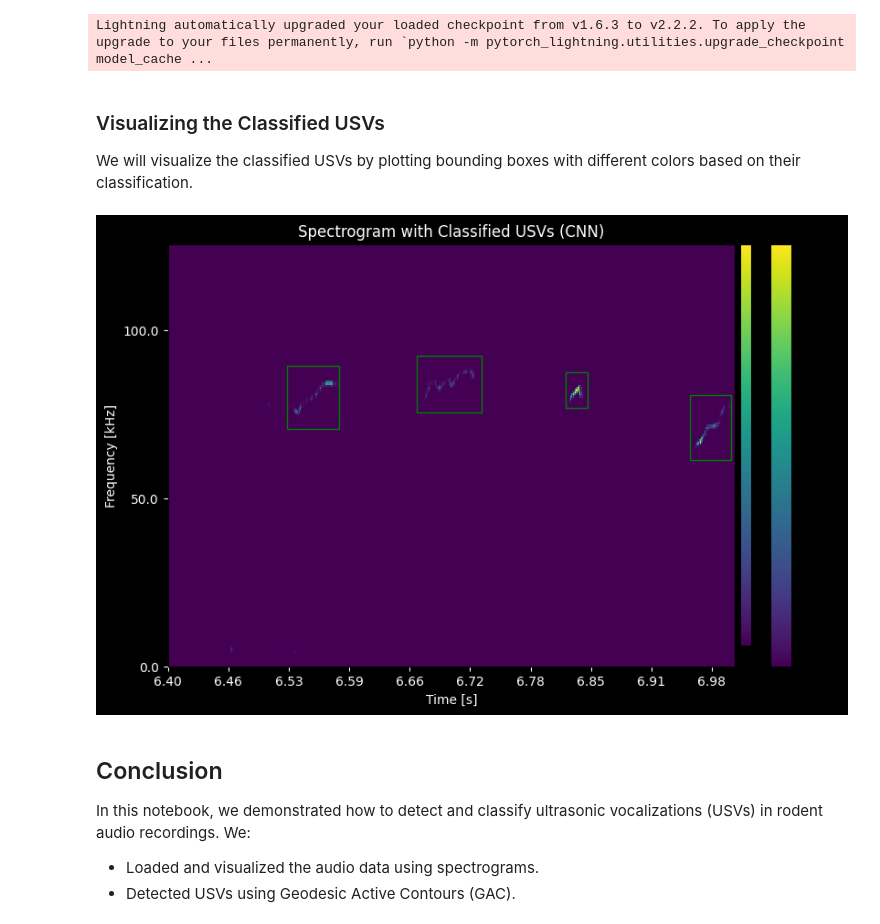
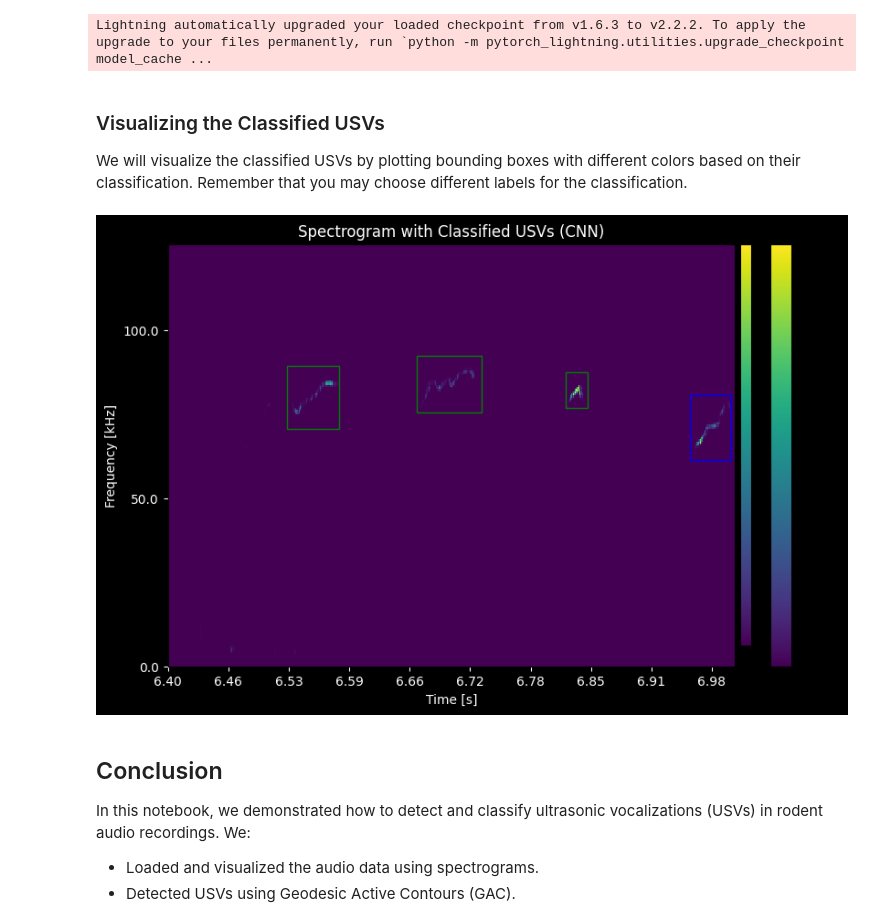
Before and after one commit to JosephTheMoUSE/MoUSE, a Jupyter notebook: notebooks/Spectrogram-CNN-Classifier.ipynb, the cells around one changed output. Drawn from its saved outputs; the diff is of its cells as text; code cells hidden in the pictures.

```diff
--- a/notebooks/Spectrogram.ipynb
+++ b/notebooks/Spectrogram-CNN-Classifier.ipynb
@@ -372,42 +372,42 @@ Lightning automatically upgraded your loaded checkpoint from v1.6.3 to v2.2.2. T
 # %% [markdown]
 ### Visualizing the Classified USVs
 
-We will visualize the classified USVs by plotting bounding boxes with different colors based on their classification.
+We will visualize the classified USVs by plotting bounding boxes with different colors based on their classification. Remember that you may choose different  labels for the classification.
 # %%
 # Plotting the classified USVs on the spectrogram
 fig, ax = plt.subplots(figsize=(10, 6))
 ax.set_facecolor('#2e004f')  # Set axes background color (dark purple)
 
 spectrogram_color_mesh = visualization.draw_spectrogram(
     spec_data,
     ax=ax,
     vmax=5
 )
 
 # Draw bounding boxes around classified USVs with different colors
 for squeak_box in classified_squeaks:
-    color = 'b' if squeak_box.label == 'high freq' else 'g'  # Blue for 'high freq', green otherwise
+    color = 'b' if squeak_box.label == "call" else 'g'  # Blue for 'call', green otherwise
     rect = plt.Rectangle(
         (squeak_box.t_start, squeak_box.freq_start),
         squeak_box.t_end - squeak_box.t_start,
         squeak_box.freq_end - squeak_box.freq_start,
         linewidth=1,
         edgecolor=color,
         facecolor='none'
     )
     ax.add_patch(rect)
 
 fig.colorbar(spectrogram_color_mesh, ax=ax, format='%+2.0f dB')
 ax.set_title('Spectrogram with Classified USVs (CNN)', color='white')
 ax.set_xlabel('Time [s]', color='white')
 ax.set_ylabel('Frequency [kHz]', color='white')
 ax.tick_params(colors='white')
 
 fig.patch.set_facecolor('black')  # Set the figure background color to black
 
 fig.show()
 # %% [output]
-[figure, old version]
+[figure, new version]
 # %% [markdown]
 ## Conclusion
 
```
Also changed, not shown: 1 other file.
